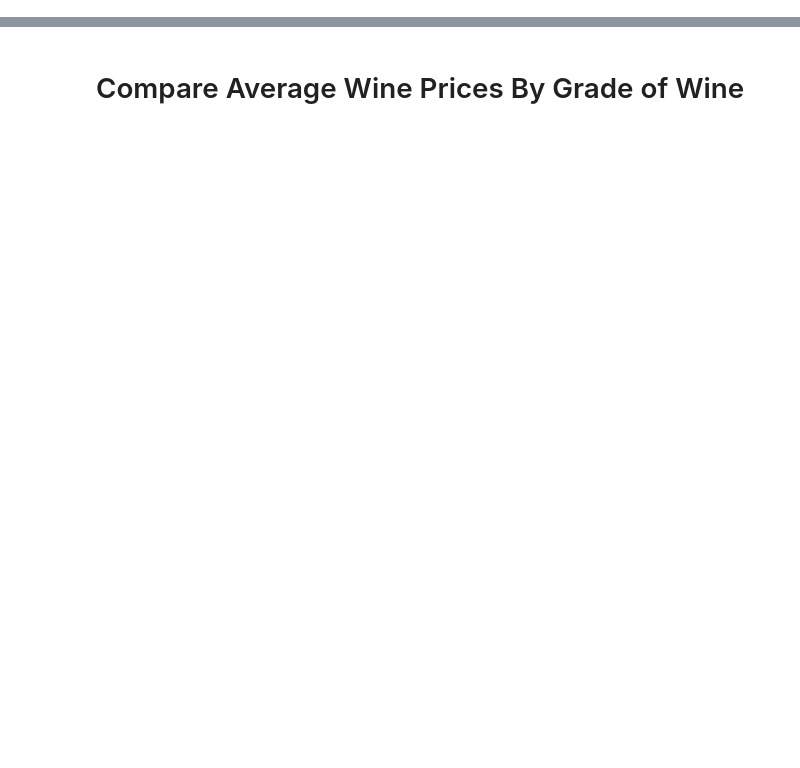
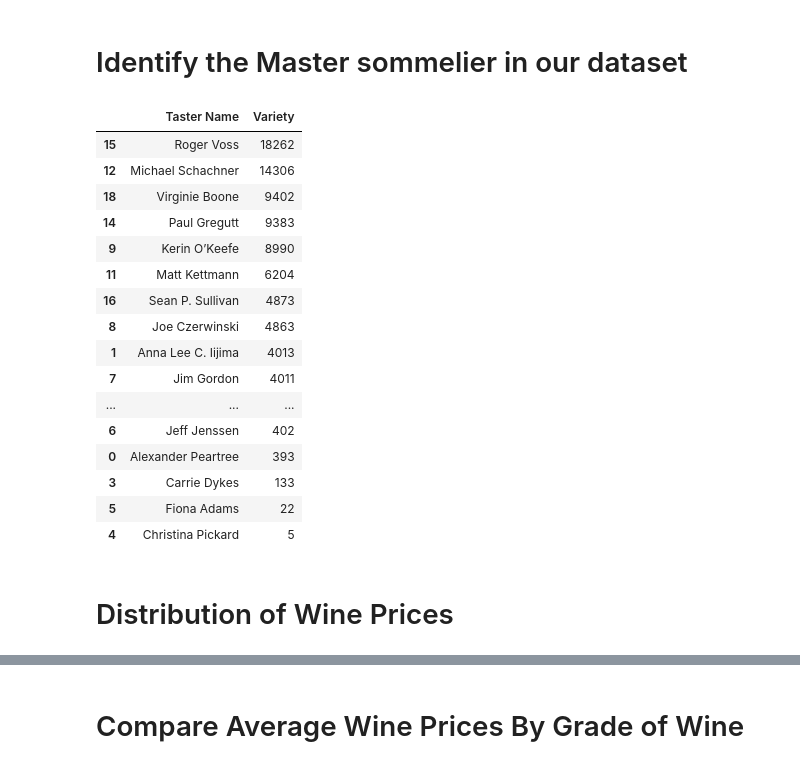
Before and after one commit to Deborahaina/DATS6103_Wine, a Jupyter notebook: Visualization and Wine Finder Demo.ipynb, the cells around one changed output, grey strips where cells are left out. Saved outputs shown, nothing was run; the diff lists cells and outputs as text; code cells hidden in the pictures; blank space fills up the shorter version.

```diff
--- a/Visualization and Wine Finder Demo.ipynb
+++ b/Visualization and Wine Finder Demo.ipynb
@@ -22,6 +45,30 @@ wine_data.head(20)
+# %% [markdown]
+# Identify the Master sommelier in our dataset
 # %%
 #Identify the taster of the wine
-wine_data['Taster Name'].value_counts()
+tasters = wine_data.groupby(['Taster Name']).count()['Variety']
+tasters = tasters.reset_index().sort_values('Variety', ascending=False)
+tasters
+# %% [output]
+|  | Taster Name | Variety |
+| 15 | Roger Voss | 18262 |
+| 12 | Michael Schachner | 14306 |
+| 18 | Virginie Boone | 9402 |
+| 14 | Paul Gregutt | 9383 |
+| 9 | Kerin O’Keefe | 8990 |
+| 11 | Matt Kettmann | 6204 |
+| 16 | Sean P. Sullivan | 4873 |
+| 8 | Joe Czerwinski | 4863 |
+| 1 | Anna Lee C. Iijima | 4013 |
+| 7 | Jim Gordon | 4011 |
+| ... | ... | ... |
+| 6 | Jeff Jenssen | 402 |
+| 0 | Alexander Peartree | 393 |
+| 3 | Carrie Dykes | 133 |
+| 5 | Fiona Adams | 22 |
+| 4 | Christina Pickard | 5 |
+# %% [markdown]
+# Distribution of Wine Prices
 # %%
 # we want to see the cheapeast wine, the average price and the most expensive wine
 minimum_price = wine_data['Price'].min()
```
Also changed, not shown: parts of 38 cells of this notebook, 5 other files.
